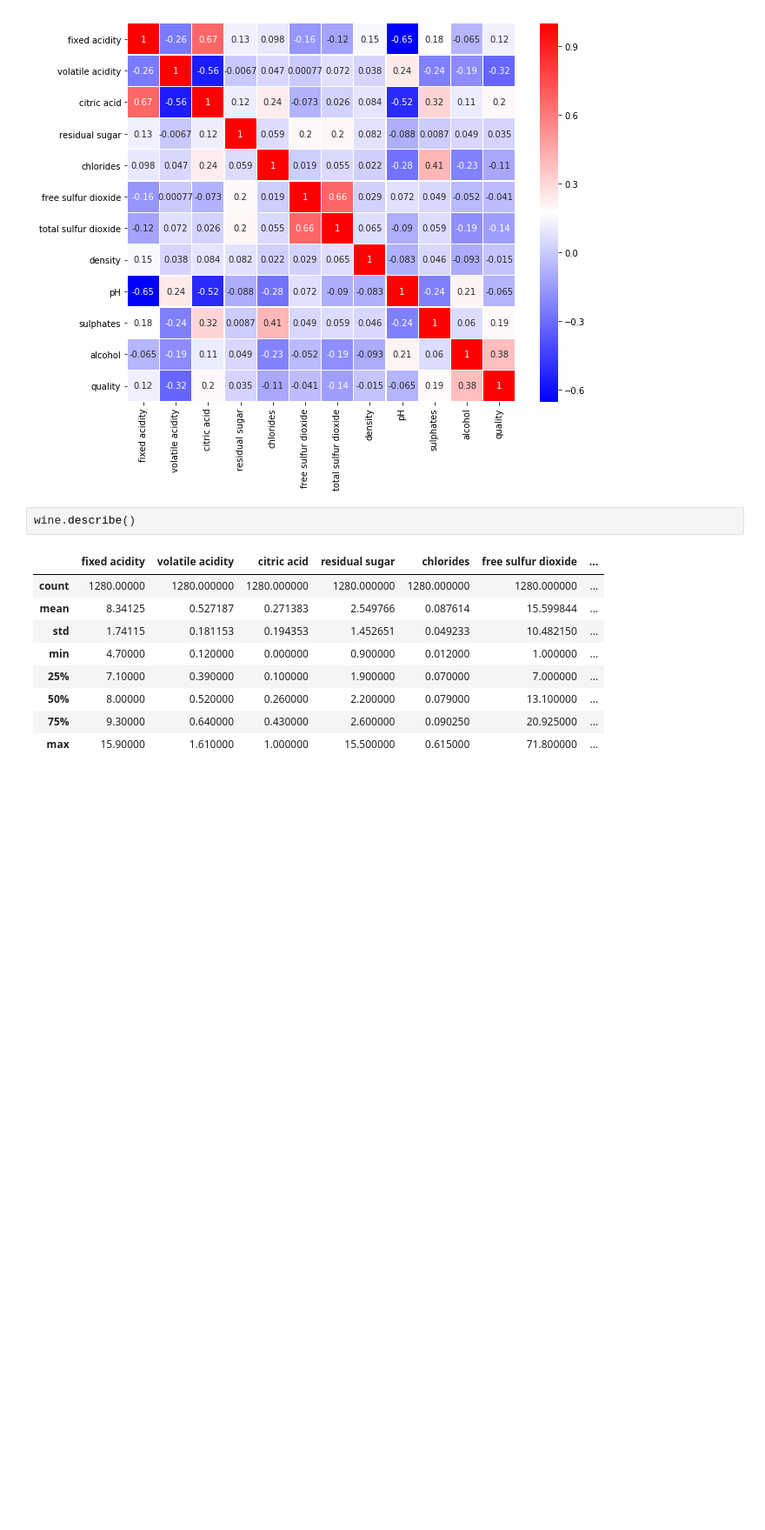
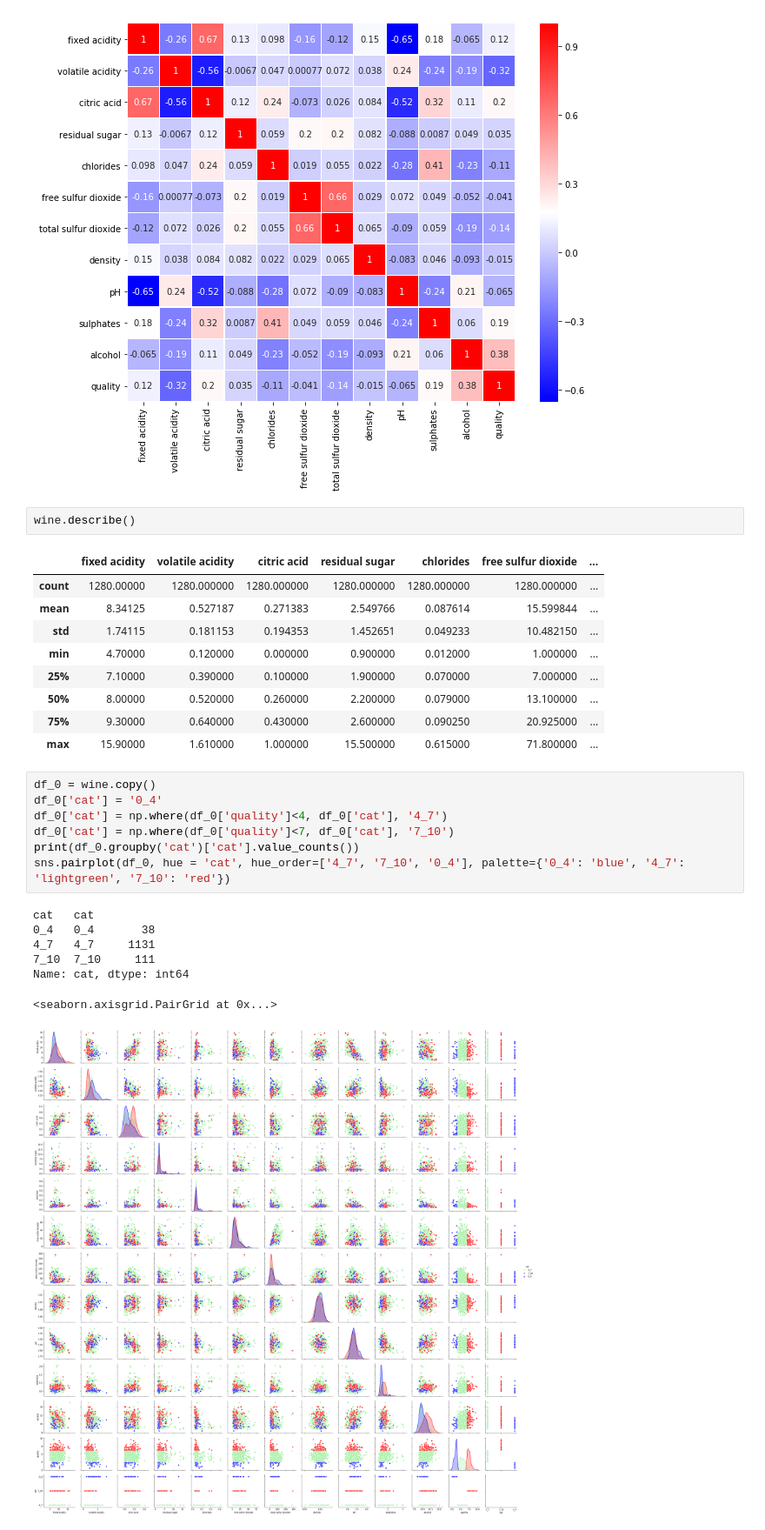
Before and after one commit to nemuritarinai/gci_competition2, a Jupyter notebook: analyse.ipynb, the cells around one changed output. Shown at 87% size. Drawn from its saved outputs; the diff is of its cells as text; blank space fills up the shorter version.

```diff
--- a/analyse.ipynb
+++ b/analyse.ipynb
@@ -85,3 +85,18 @@ wine.describe()
 | 50% | 8.00000 | 0.520000 | 0.260000 | 2.200000 | 0.079000 | 13.100000 | ... |
 | 75% | 9.30000 | 0.640000 | 0.430000 | 2.600000 | 0.090250 | 20.925000 | ... |
 | max | 15.90000 | 1.610000 | 1.000000 | 15.500000 | 0.615000 | 71.800000 | ... |
+# %%
+df_0 = wine.copy()
+df_0['cat'] = '0_4'
+df_0['cat'] = np.where(df_0['quality']<4, df_0['cat'], '4_7')
+df_0['cat'] = np.where(df_0['quality']<7, df_0['cat'], '7_10')
+print(df_0.groupby('cat')['cat'].value_counts())
+sns.pairplot(df_0, hue = 'cat', hue_order=['4_7', '7_10', '0_4'], palette={'0_4': 'blue', '4_7': 'lightgreen', '7_10': 'red'})
+# %% [output]
+cat   cat
+0_4   0_4       38
+4_7   4_7     1131
+7_10  7_10     111
+Name: cat, dtype: int64
+<seaborn.axisgrid.PairGrid at 0x...>
+[figure, added]
```
Also changed, not shown: 9 other files.
